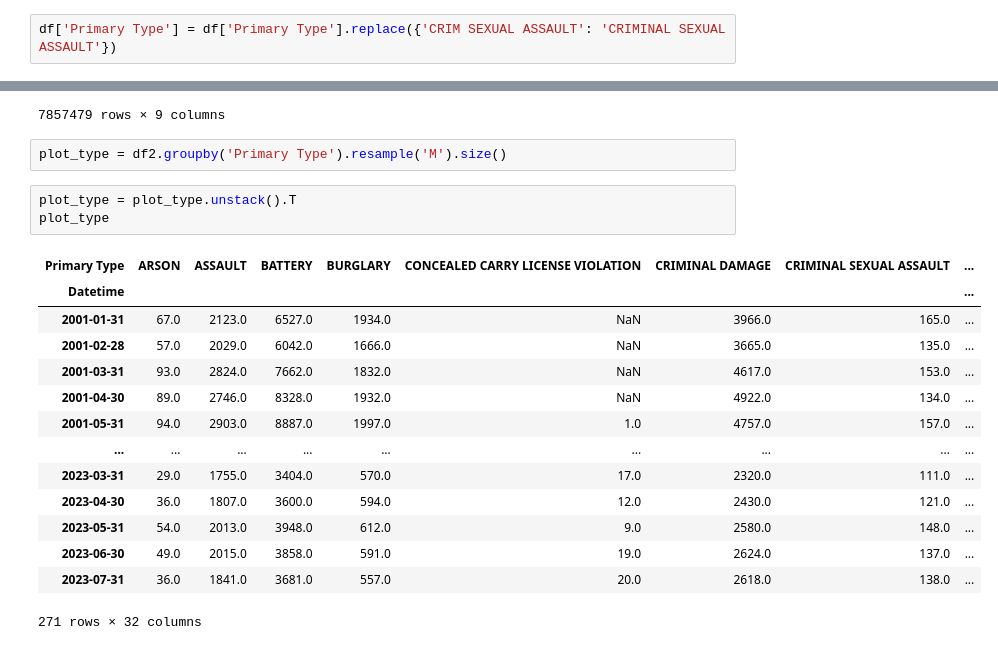
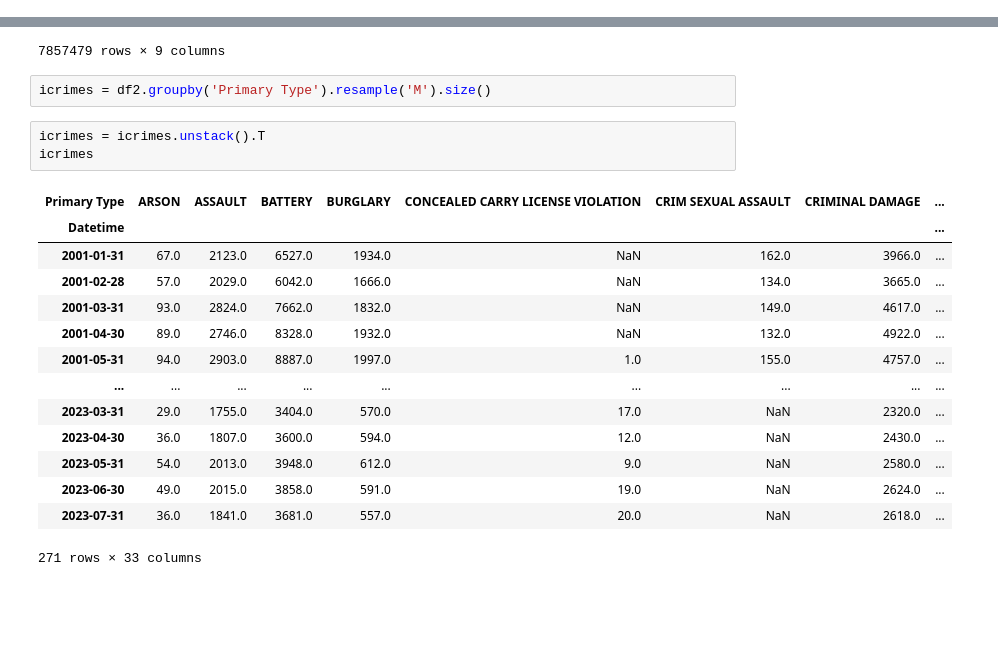
Before and after one commit to evany24/preparing-chicago-crime-data, a Jupyter notebook: Chicago Crime Data.ipynb, the cells around one changed output, grey strips where cells are left out. Saved outputs shown, nothing was run; the diff lists cells and outputs as text; blank space fills up the shorter version.

```diff
--- a/Chicago Crime Data.ipynb
+++ b/Chicago Crime Data.ipynb
@@ -182,5 +192,3 @@ Index(['ARSON', 'ASSAULT', 'BATTERY', 'BURGLARY',
        'PUBLIC PEACE VIOLATION', 'RITUALISM', 'ROBBERY', 'SEX OFFENSE',
        'STALKING', 'THEFT', 'WEAPONS VIOLATION'],
       dtype='object')
-# %%
-df['Primary Type'] = df['Primary Type'].replace({'CRIM SEXUAL ASSAULT': 'CRIMINAL SEXUAL ASSAULT'})
@@ -328,23 +351,23 @@ df2
 | 2023-07-28 12:56:00 | THEFT | FROM BUILDING | RESIDENCE - PORCH / HALLWAY | False | False | 2221 | 22.0 | 19.0 | ... |
 7857479 rows × 9 columns
 # %%
-plot_type = df2.groupby('Primary Type').resample('M').size()
+icrimes = df2.groupby('Primary Type').resample('M').size()
 # %%
-plot_type = plot_type.unstack().T
-plot_type
+icrimes = icrimes.unstack().T
+icrimes
 # %% [output]
-| Primary Type | ARSON | ASSAULT | BATTERY | BURGLARY | CONCEALED CARRY LICENSE VIOLATION | CRIMINAL DAMAGE | CRIMINAL SEXUAL ASSAULT | ... |
+| Primary Type | ARSON | ASSAULT | BATTERY | BURGLARY | CONCEALED CARRY LICENSE VIOLATION | CRIM SEXUAL ASSAULT | CRIMINAL DAMAGE | ... |
 | Datetime |  |  |  |  |  |  |  | ... |
-| 2001-01-31 | 67.0 | 2123.0 | 6527.0 | 1934.0 | NaN | 3966.0 | 165.0 | ... |
-| 2001-02-28 | 57.0 | 2029.0 | 6042.0 | 1666.0 | NaN | 3665.0 | 135.0 | ... |
-| 2001-03-31 | 93.0 | 2824.0 | 7662.0 | 1832.0 | NaN | 4617.0 | 153.0 | ... |
-| 2001-04-30 | 89.0 | 2746.0 | 8328.0 | 1932.0 | NaN | 4922.0 | 134.0 | ... |
-| 2001-05-31 | 94.0 | 2903.0 | 8887.0 | 1997.0 | 1.0 | 4757.0 | 157.0 | ... |
+| 2001-01-31 | 67.0 | 2123.0 | 6527.0 | 1934.0 | NaN | 162.0 | 3966.0 | ... |
+| 2001-02-28 | 57.0 | 2029.0 | 6042.0 | 1666.0 | NaN | 134.0 | 3665.0 | ... |
+| 2001-03-31 | 93.0 | 2824.0 | 7662.0 | 1832.0 | NaN | 149.0 | 4617.0 | ... |
+| 2001-04-30 | 89.0 | 2746.0 | 8328.0 | 1932.0 | NaN | 132.0 | 4922.0 | ... |
+| 2001-05-31 | 94.0 | 2903.0 | 8887.0 | 1997.0 | 1.0 | 155.0 | 4757.0 | ... |
 | ... | ... | ... | ... | ... | ... | ... | ... | ... |
-| 2023-03-31 | 29.0 | 1755.0 | 3404.0 | 570.0 | 17.0 | 2320.0 | 111.0 | ... |
-| 2023-04-30 | 36.0 | 1807.0 | 3600.0 | 594.0 | 12.0 | 2430.0 | 121.0 | ... |
-| 2023-05-31 | 54.0 | 2013.0 | 3948.0 | 612.0 | 9.0 | 2580.0 | 148.0 | ... |
-| 2023-06-30 | 49.0 | 2015.0 | 3858.0 | 591.0 | 19.0 | 2624.0 | 137.0 | ... |
-| 2023-07-31 | 36.0 | 1841.0 | 3681.0 | 557.0 | 20.0 | 2618.0 | 138.0 | ... |
+| 2023-03-31 | 29.0 | 1755.0 | 3404.0 | 570.0 | 17.0 | NaN | 2320.0 | ... |
+| 2023-04-30 | 36.0 | 1807.0 | 3600.0 | 594.0 | 12.0 | NaN | 2430.0 | ... |
+| 2023-05-31 | 54.0 | 2013.0 | 3948.0 | 612.0 | 9.0 | NaN | 2580.0 | ... |
+| 2023-06-30 | 49.0 | 2015.0 | 3858.0 | 591.0 | 19.0 | NaN | 2624.0 | ... |
+| 2023-07-31 | 36.0 | 1841.0 | 3681.0 | 557.0 | 20.0 | NaN | 2618.0 | ... |
-271 rows × 32 columns
+271 rows × 33 columns
 # %%
```
Also changed, not shown: parts of 41 cells of this notebook.
